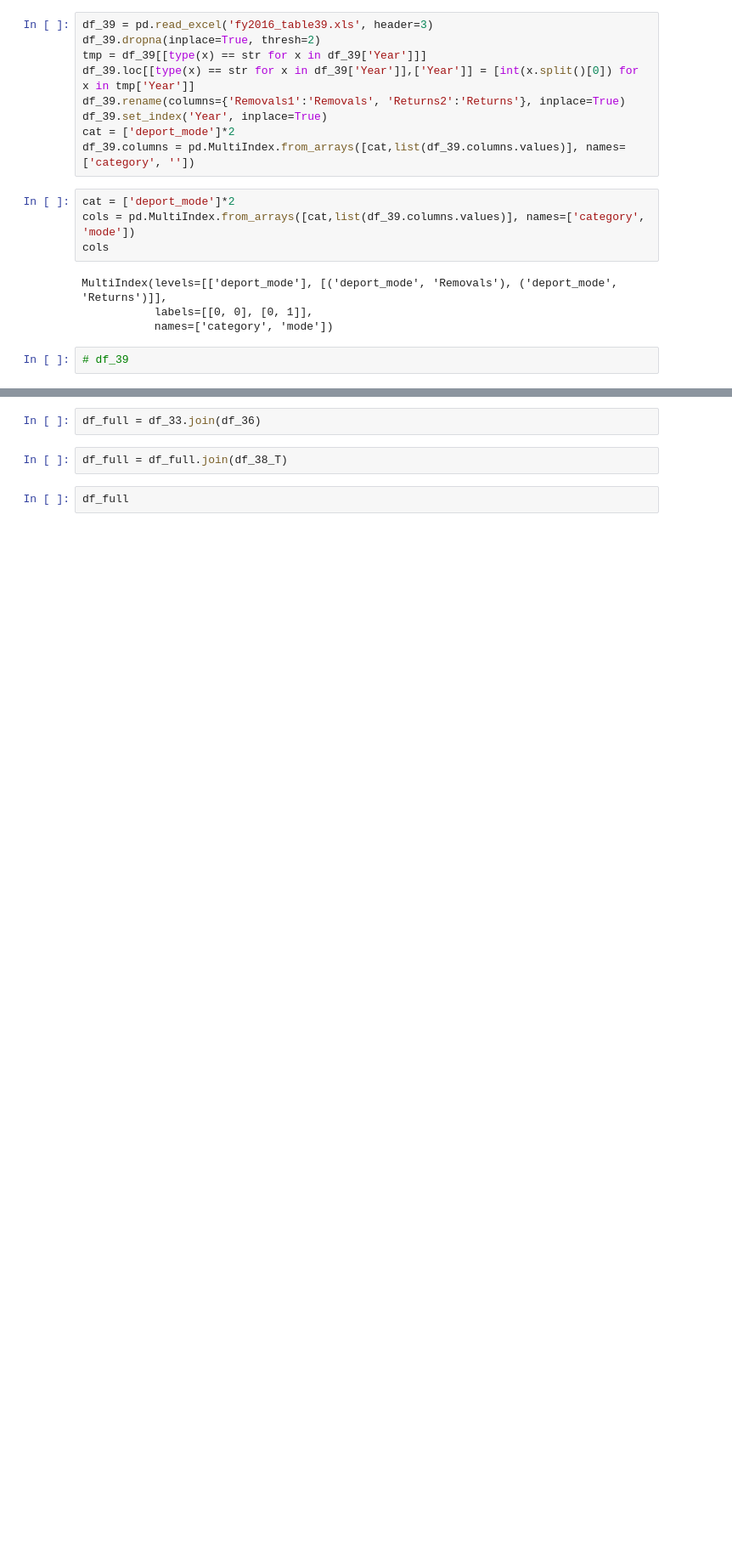
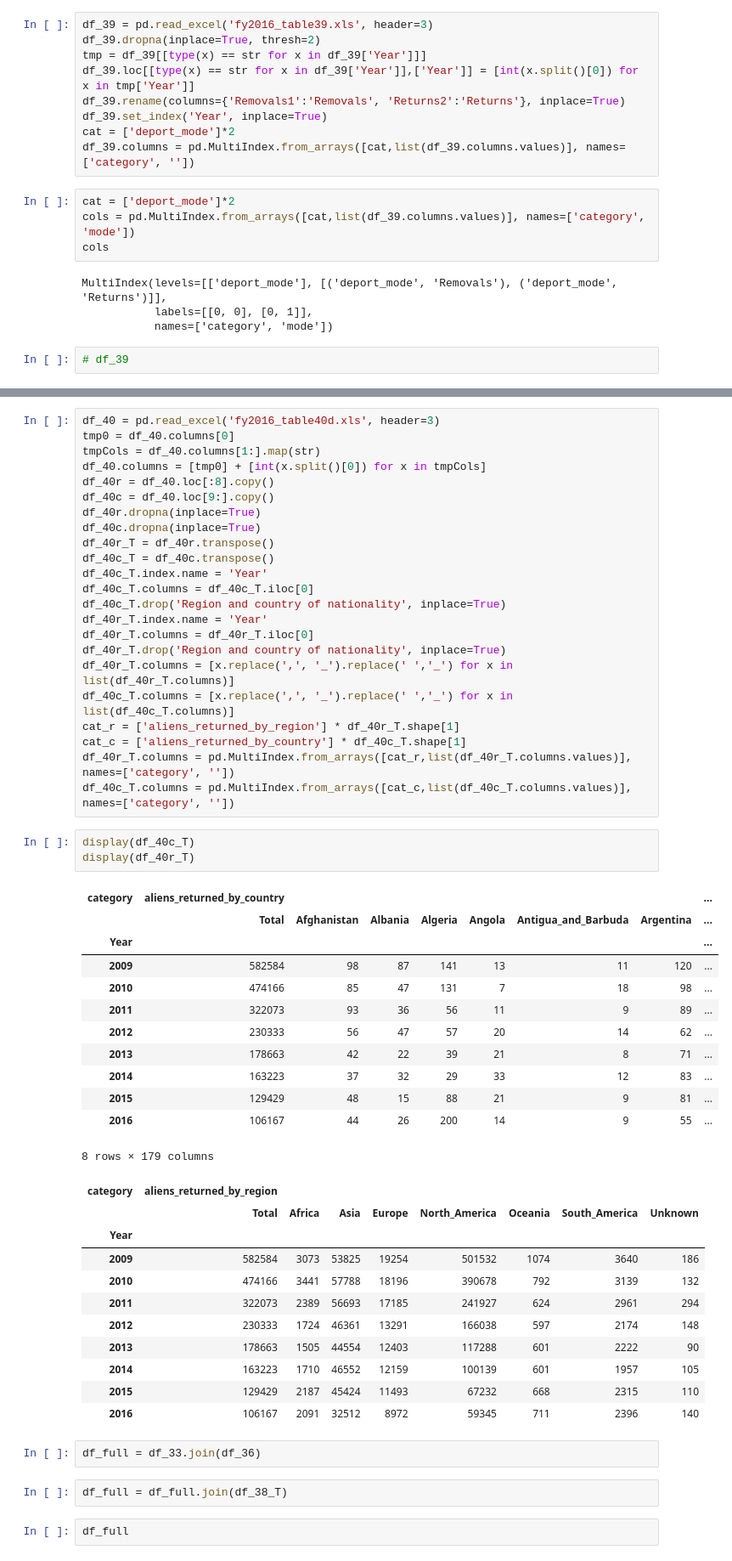
Before and after one commit to MattTriano/data_preprocess, a Jupyter notebook: imm_enforcement/Immigration_Enforcement_preprocessor.ipynb, the cells around one changed output, grey strips where cells are left out. Shown at 85% size. Drawn from its saved outputs; the diff is of its cells as text; blank space fills up the shorter version.

```diff
--- a/imm_enforcement/Immigration_Enforcement_preprocessor.ipynb
+++ b/imm_enforcement/Immigration_Enforcement_preprocessor.ipynb
@@ -315,3 +425,53 @@ MultiIndex(levels=[['deport_mode'], [('deport_mode', 'Removals'), ('deport_mode'
+# %%
+df_40 = pd.read_excel('fy2016_table40d.xls', header=3)
+tmp0 = df_40.columns[0]
+tmpCols = df_40.columns[1:].map(str)
+df_40.columns = [tmp0] + [int(x.split()[0]) for x in tmpCols]
+df_40r = df_40.loc[:8].copy()
+df_40c = df_40.loc[9:].copy()
+df_40r.dropna(inplace=True)
+df_40c.dropna(inplace=True)
+df_40r_T = df_40r.transpose()
+df_40c_T = df_40c.transpose()
+df_40c_T.index.name = 'Year'
+df_40c_T.columns = df_40c_T.iloc[0]
+df_40c_T.drop('Region and country of nationality', inplace=True)
+df_40r_T.index.name = 'Year'
+df_40r_T.columns = df_40r_T.iloc[0]
+df_40r_T.drop('Region and country of nationality', inplace=True)
+df_40r_T.columns = [x.replace(',', '_').replace(' ','_') for x in list(df_40r_T.columns)]
+df_40c_T.columns = [x.replace(',', '_').replace(' ','_') for x in list(df_40c_T.columns)]
+cat_r = ['aliens_returned_by_region'] * df_40r_T.shape[1]
+cat_c = ['aliens_returned_by_country'] * df_40c_T.shape[1]
+df_40r_T.columns = pd.MultiIndex.from_arrays([cat_r,list(df_40r_T.columns.values)], names=['category', ''])
+df_40c_T.columns = pd.MultiIndex.from_arrays([cat_c,list(df_40c_T.columns.values)], names=['category', ''])
+# %%
+display(df_40c_T)
+display(df_40r_T)
+# %% [output]
+| category | aliens_returned_by_country |  |  |  |  |  |  | ... |
+|  | Total | Afghanistan | Albania | Algeria | Angola | Antigua_and_Barbuda | Argentina | ... |
+| Year |  |  |  |  |  |  |  | ... |
+| 2009 | 582584 | 98 | 87 | 141 | 13 | 11 | 120 | ... |
+| 2010 | 474166 | 85 | 47 | 131 | 7 | 18 | 98 | ... |
+| 2011 | 322073 | 93 | 36 | 56 | 11 | 9 | 89 | ... |
+| 2012 | 230333 | 56 | 47 | 57 | 20 | 14 | 62 | ... |
+| 2013 | 178663 | 42 | 22 | 39 | 21 | 8 | 71 | ... |
+| 2014 | 163223 | 37 | 32 | 29 | 33 | 12 | 83 | ... |
+| 2015 | 129429 | 48 | 15 | 88 | 21 | 9 | 81 | ... |
+| 2016 | 106167 | 44 | 26 | 200 | 14 | 9 | 55 | ... |
+8 rows × 179 columns
+| category | aliens_returned_by_region |  |  |  |  |  |  |  |
+|  | Total | Africa | Asia | Europe | North_America | Oceania | South_America | Unknown |
+| Year |  |  |  |  |  |  |  |  |
+| 2009 | 582584 | 3073 | 53825 | 19254 | 501532 | 1074 | 3640 | 186 |
+| 2010 | 474166 | 3441 | 57788 | 18196 | 390678 | 792 | 3139 | 132 |
+| 2011 | 322073 | 2389 | 56693 | 17185 | 241927 | 624 | 2961 | 294 |
+| 2012 | 230333 | 1724 | 46361 | 13291 | 166038 | 597 | 2174 | 148 |
+| 2013 | 178663 | 1505 | 44554 | 12403 | 117288 | 601 | 2222 | 90 |
+| 2014 | 163223 | 1710 | 46552 | 12159 | 100139 | 601 | 1957 | 105 |
+| 2015 | 129429 | 2187 | 45424 | 11493 | 67232 | 668 | 2315 | 110 |
+| 2016 | 106167 | 2091 | 32512 | 8972 | 59345 | 711 | 2396 | 140 |
 # %%
 df_full = df_33.join(df_36)
 # %%
```
Also changed, not shown: parts of 32 cells of this notebook.
